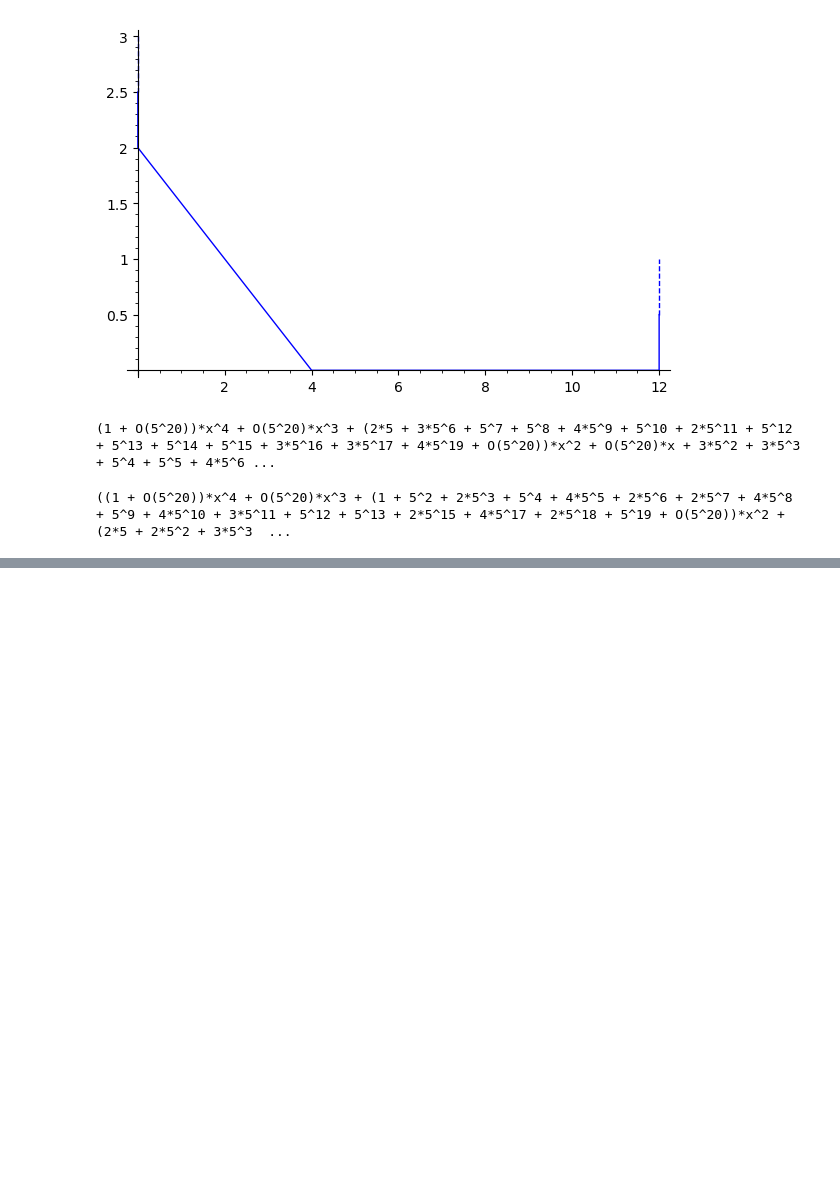
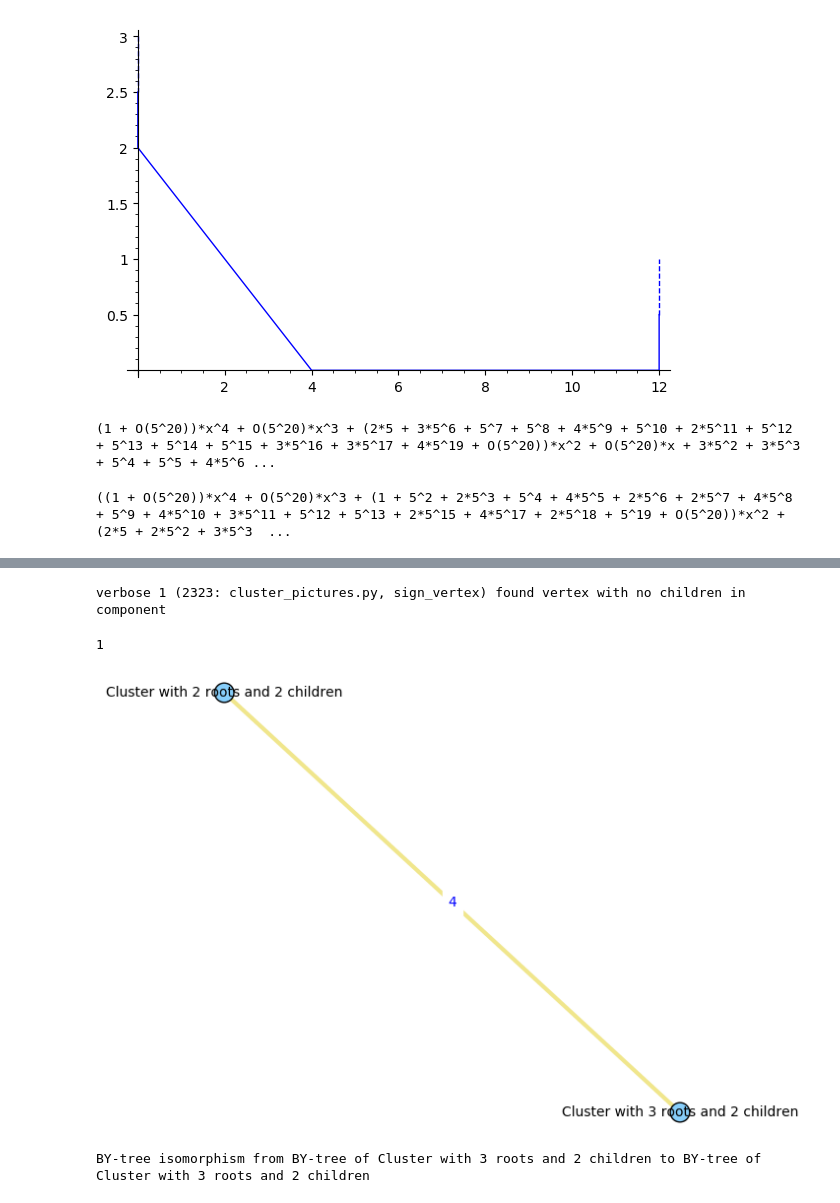
Before and after one commit to alexjbest/cluster-pictures, a Jupyter notebook: notebooks/clusters-with-variables.ipynb, the cells around one changed output, grey strips where cells are left out. Drawn from its saved outputs; the diff is of its cells as text; code cells hidden in the pictures; blank space fills up the shorter version.

```diff
--- a/notebooks/clusters-with-variables.ipynb
+++ b/notebooks/clusters-with-variables.ipynb
@@ -202,0 +485,2 @@ P.shift(-4).factor_of_slope(0).factor()
+# %%
+T, F = R.BY_tree(with_frob=True)
@@ -202,0 +495,13 @@ P.shift(-4).factor_of_slope(0).factor()
+# %%
+F.epsilon(T.yellow_edges())
+# %% [output]
+verbose 1 (2323: cluster_pictures.py, sign_vertex) found vertex with no children in component
+1
+# %%
+T.plot(vertex_labels=True)
+# %% [output]
+[figure, added]
+# %%
+F
+# %% [output]
+BY-tree isomorphism from BY-tree of Cluster with 3 roots and 2 children to BY-tree of Cluster with 3 roots and 2 children
```
Also changed, not shown: parts of 45 cells of this notebook.
